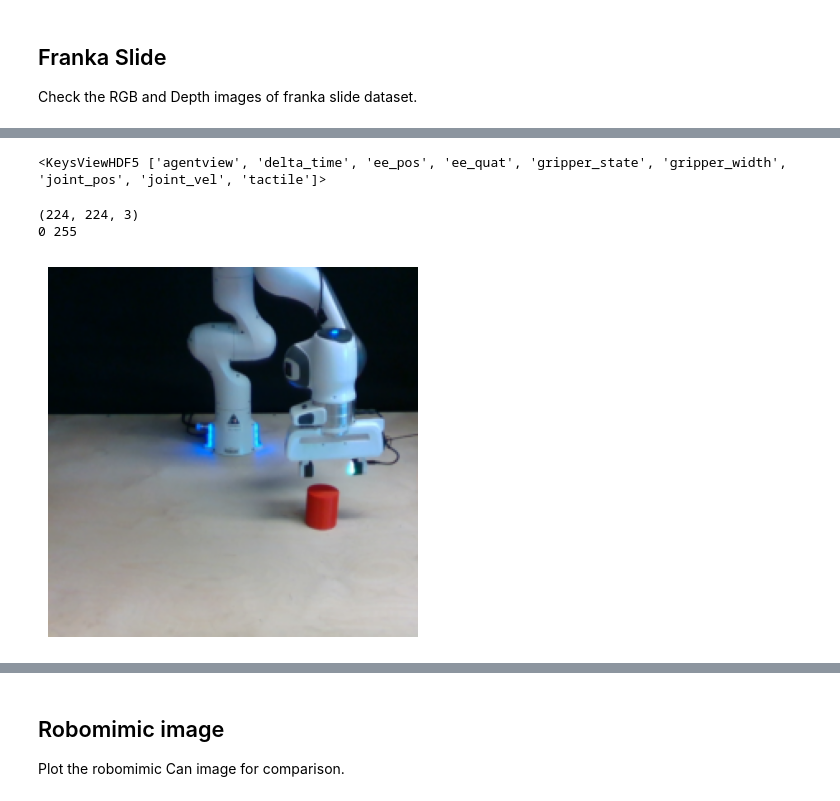
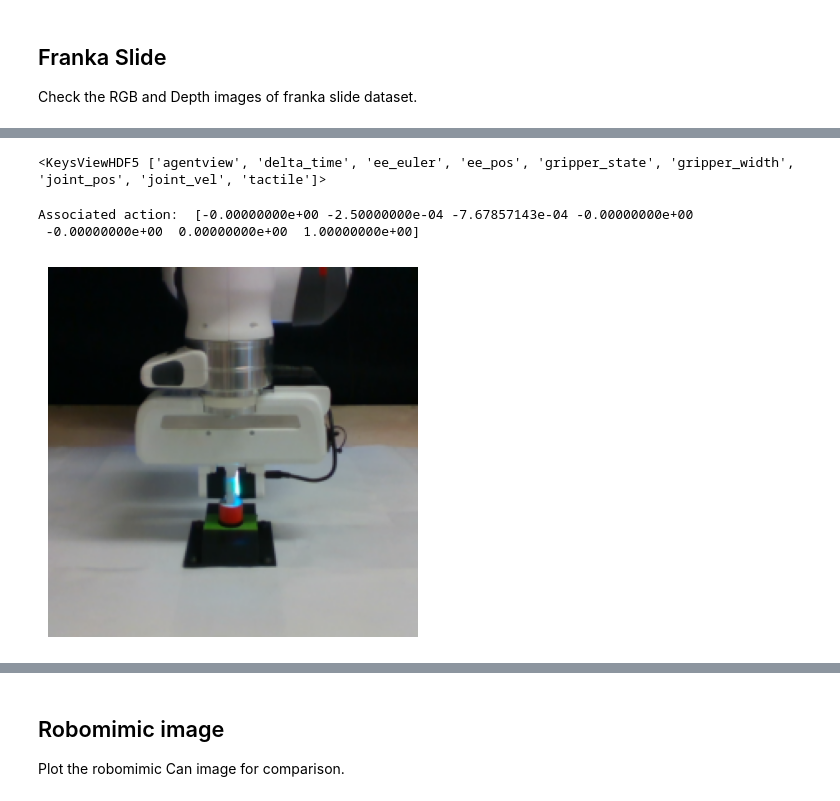
Before and after one commit to aminabyaneh/multimodal-diffusion, a Jupyter notebook: check_data.ipynb, the cells around one changed output, grey strips where cells are left out. Saved outputs shown, nothing was run; the diff lists cells and outputs as text; code cells hidden in the pictures.

Commit message:
Dataset check for Franka and configuration update

```diff
--- a/check_data.ipynb
+++ b/check_data.ipynb
@@ -5,7 +5,7 @@ Check the RGB and Depth images of franka slide dataset.
 # %%
 import h5py
 
-frankaslide_dataset = h5py.File('data/circle_m_peg_insertion.hdf5', 'r')
+frankaslide_dataset = h5py.File('data/circle_m_peg_insert_limited.hdf5', 'r')
 # %%
 import numpy as np
 
@@ -23,17 +25,16 @@ KeyError: "Unable to synchronously open object (object 'image' doesn't exist)"
 # %%
 frankaslide_dataset["demo_48"]["obs"].keys()
 # %% [output]
-<KeysViewHDF5 ['agentview', 'delta_time', 'ee_pos', 'ee_quat', 'gripper_state', 'gripper_width', 'joint_pos', 'joint_vel', 'tactile']>
+<KeysViewHDF5 ['agentview', 'delta_time', 'ee_euler', 'ee_pos', 'gripper_state', 'gripper_width', 'joint_pos', 'joint_vel', 'tactile']>
 # %%
-sample = frankaslide_dataset["demo_2"]["obs"]["agentview"]["color"][100]
-print(sample.shape)
-# sample = sample[..., ::-1] # BGR to RGB
-print(np.min(sample), np.max(sample))
+sample_number = 30
+sample = frankaslide_dataset["demo_25"]["obs"]["agentview"]["color"][sample_number]
+print("Associated action: ", frankaslide_dataset["demo_25"]["actions"][sample_number])
 
 plt.imshow(sample)
 plt.axis('off')
 plt.show()
 # %% [output]
-(224, 224, 3)
-0 255
+Associated action:  [-0.00000000e+00 -2.50000000e-04 -7.67857143e-04 -0.00000000e+00
+ -0.00000000e+00  0.00000000e+00  1.00000000e+00]
-[figure, old version]
+[figure, new version]
```
Also changed, not shown: parts of 4 cells of this notebook, 10 other files.
